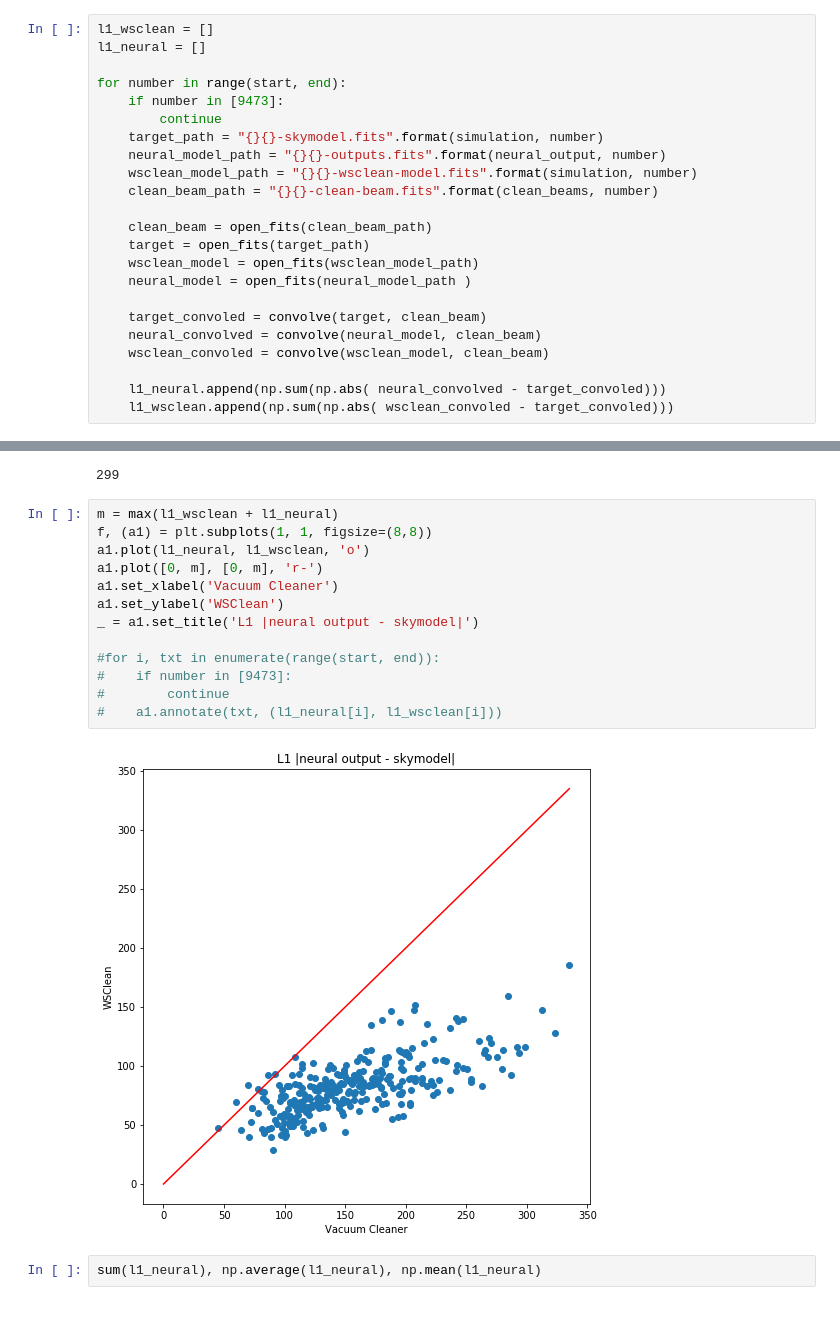
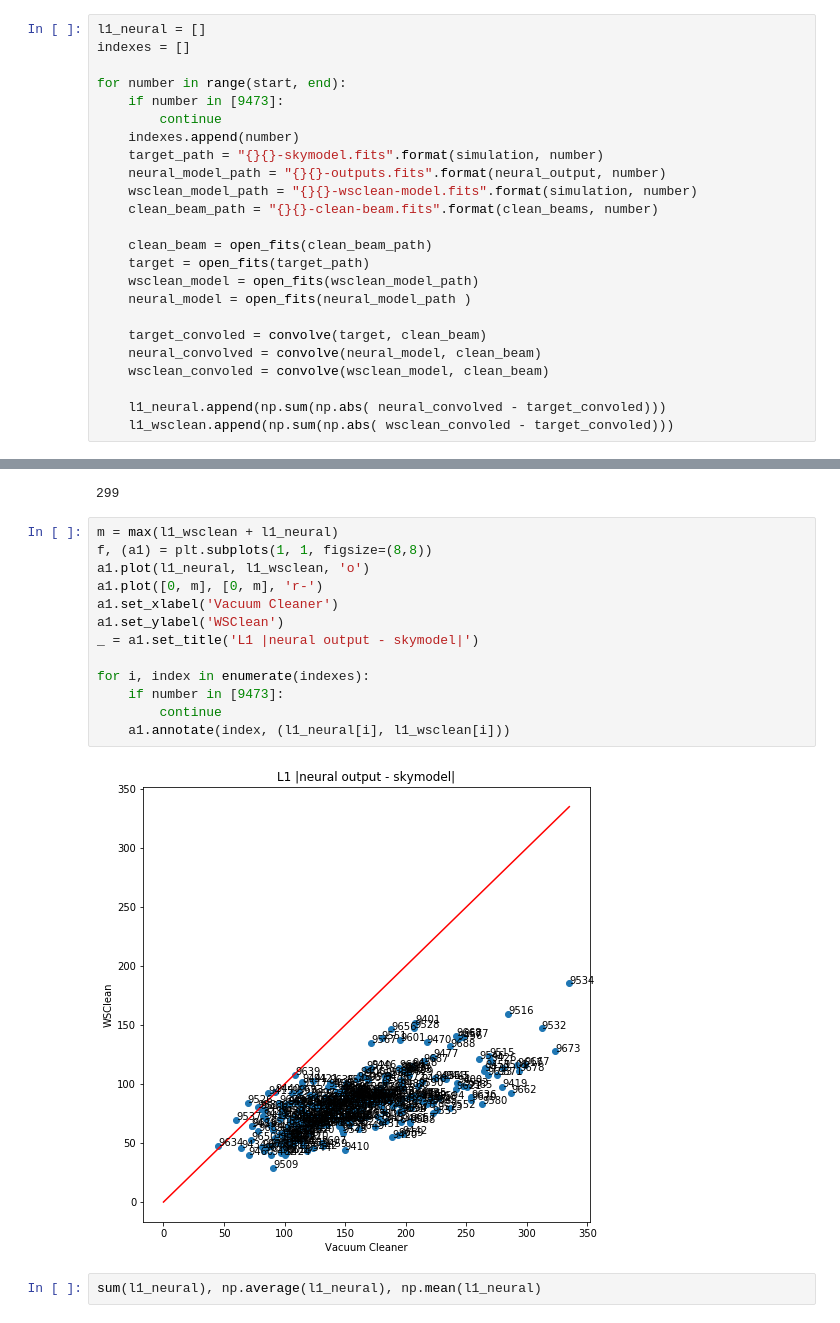
Before and after one commit to gijzelaerr/vacuum-cleaner, a Jupyter notebook: notebooks/Scoring the test data with a clean beam.ipynb, the cells around one changed output, grey strips where cells are left out. Cells and saved outputs as stored; diff of their text form.

```diff
--- a/notebooks/Scoring the test data with a clean beam.ipynb
+++ b/notebooks/Scoring the test data with a clean beam.ipynb
@@ -31,12 +31,13 @@ def convolve(convoled, convolver):
     r = slice(p//2, -p//2+1)    # uneven PSF needs +2, even psf +1
     return fftconvolve(convoled, convolver, mode="full")[r,r]
 # %%
-l1_wsclean = []
 l1_neural = []
+indexes = []
 
 for number in range(start, end):
     if number in [9473]:
         continue
+    indexes.append(number)
     target_path = "{}{}-skymodel.fits".format(simulation, number)
     neural_model_path = "{}{}-outputs.fits".format(neural_output, number)
     wsclean_model_path = "{}{}-wsclean-model.fits".format(simulation, number)
@@ -60,18 +61,18 @@ len(l1_neural)
 # %%
 m = max(l1_wsclean + l1_neural)
 f, (a1) = plt.subplots(1, 1, figsize=(8,8))
 a1.plot(l1_neural, l1_wsclean, 'o')
 a1.plot([0, m], [0, m], 'r-')
 a1.set_xlabel('Vacuum Cleaner')
 a1.set_ylabel('WSClean')
 _ = a1.set_title('L1 |neural output - skymodel|')
 
-#for i, txt in enumerate(range(start, end)):
-#    if number in [9473]:
-#        continue
-#    a1.annotate(txt, (l1_neural[i], l1_wsclean[i]))
+for i, index in enumerate(indexes):
+    if number in [9473]:
+        continue
+    a1.annotate(index, (l1_neural[i], l1_wsclean[i]))
 # %% [output]
-[figure, old version]
+[figure, new version]
 # %%
 sum(l1_neural), np.average(l1_neural), np.mean(l1_neural)
 # %% [output]
```
Also changed, not shown: parts of 2 cells of this notebook, 3 other files.
